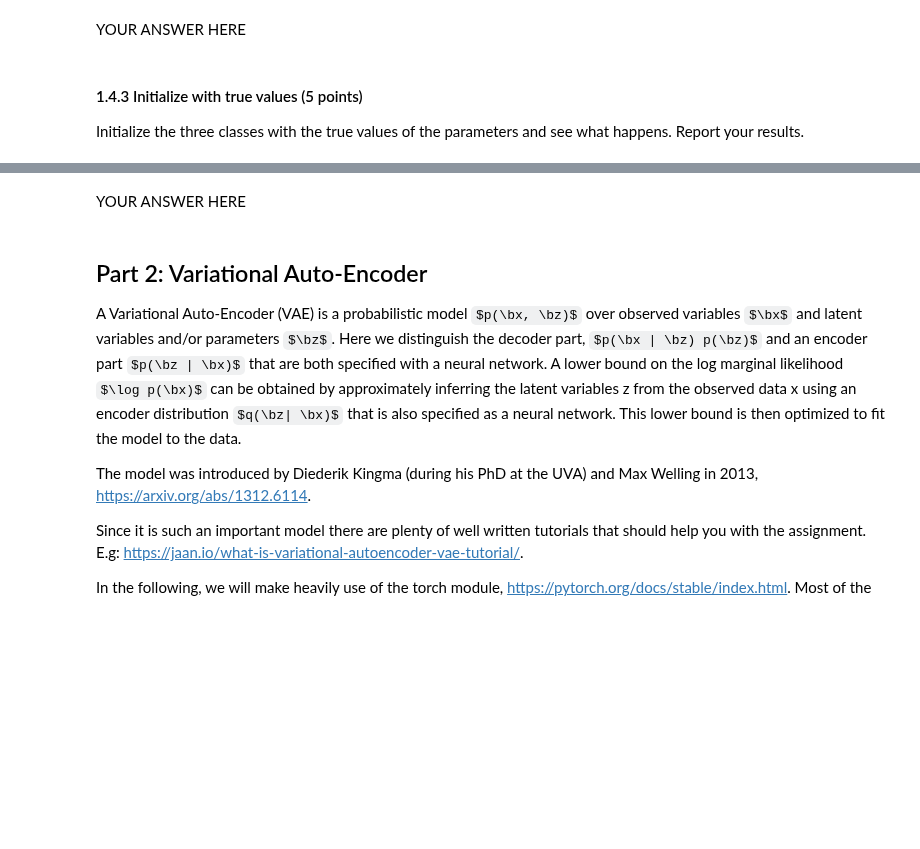
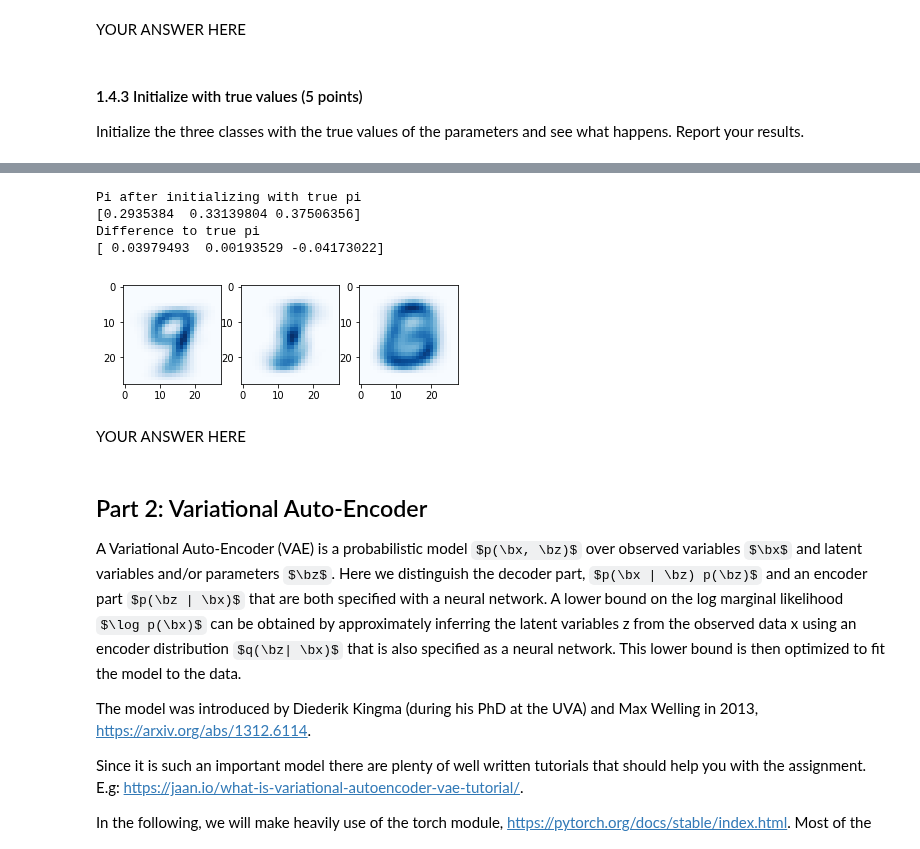
Before and after one commit to Kaleidophon/bayesian-buffalo, a Jupyter notebook: lab3/lab3.ipynb, the cells around one changed output, grey strips where cells are left out. Drawn from its saved outputs; the diff is of its cells as text; code cells hidden in the pictures; some formulas as TeX source; blank space fills up the shorter version.

```diff
--- a/lab3/lab3.ipynb
+++ b/lab3/lab3.ipynb
@@ -440,0 +433,20 @@ raise NotImplementedError()
+# %%
+true_K = 3
+true_pi = np.array([])
+true_mu = np.array([])
+
+three_digit_labels = train_labels[three_digits_indices]
+
+for k in [2, 3, 4]:
+    current_digits = three_digits_train[three_digit_labels == k]
+    current_mu = np.sum(current_digits, axis=0) / current_digits.shape[0]
+    true_pi = np.append(true_pi, current_digits.shape[0])
+    true_mu = np.append(true_mu, current_digits)
+
+true_pi /= sum(true_pi)
+
+print("True pi:", true_pi)
+
+after_true_gamma, after_true_mu, after_true_pi = EM(
+    bin_train_data, true_K, max_iter=10, mu=true_mu, pi=true_pi
+)
@@ -441,3 +474,21 @@ raise NotImplementedError()
+# %%
+print("Pi after initializing with true pi")
+print(after_true_pi)
+print("Difference to true pi")
+print(true_pi - after_true_pi)
+
+after_true_fig = plt.figure()
+for k in range(true_K):
+    ax = after_true_fig.add_subplot(2, true_K, k+1)
+    current_mu = after_true_mu[k, :].reshape(28, 28)
+    ax.imshow(current_mu, cmap='Blues')
+plt.show()
+# %% [output]
+Pi after initializing with true pi
+[0.2935384  0.33139804 0.37506356]
+Difference to true pi
+[ 0.03979493  0.00193529 -0.04173022]
+[figure, added]
 # %% [markdown]
 YOUR ANSWER HERE
 # %% [markdown]
```
Also changed, not shown: parts of 8 cells of this notebook.
